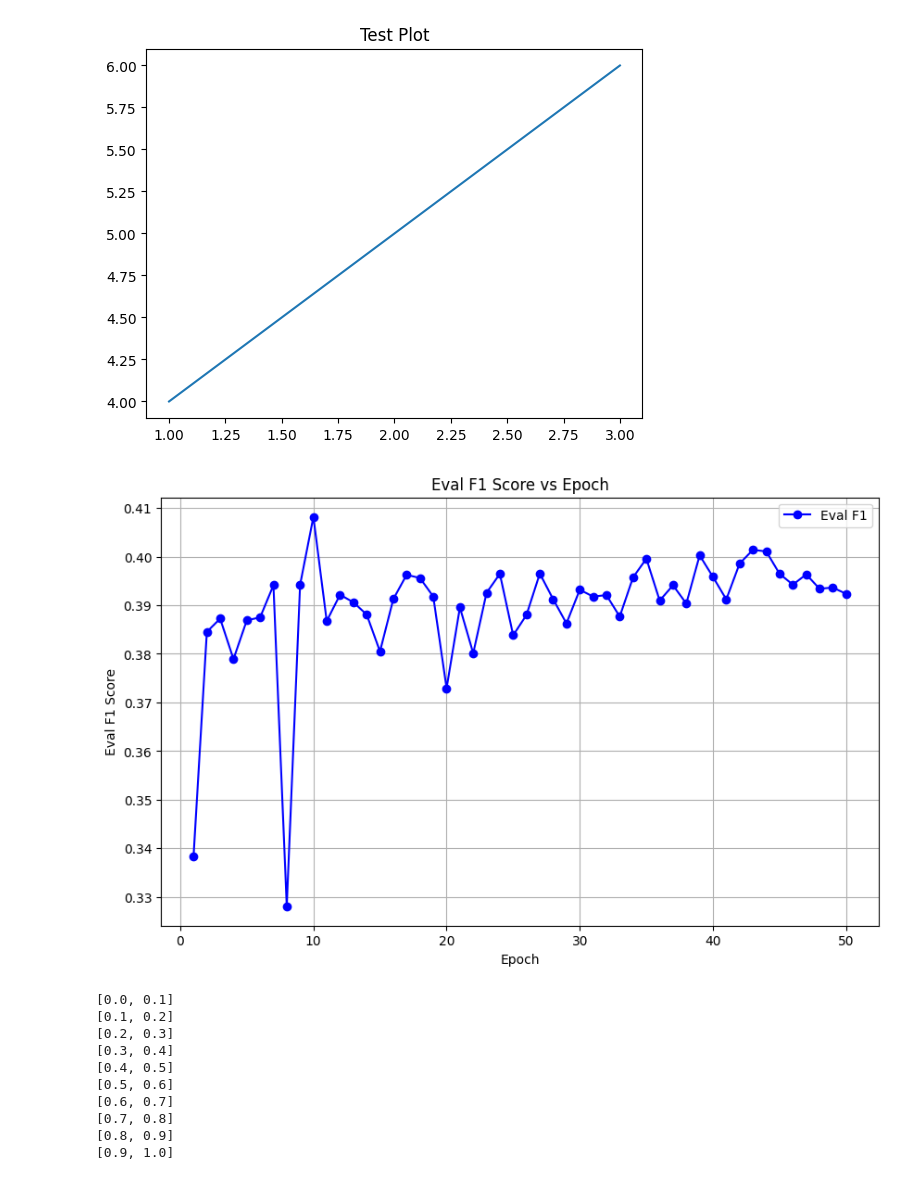
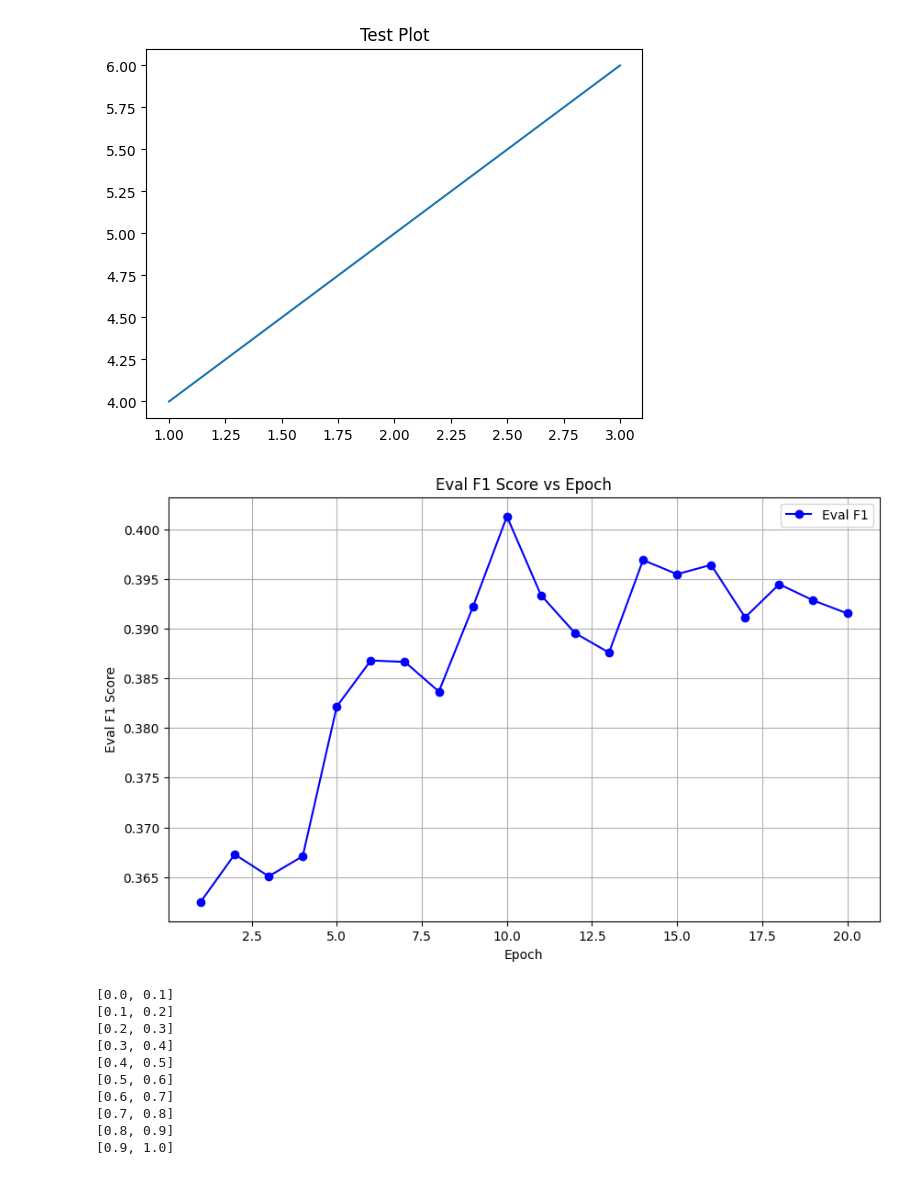
Before and after one commit to Nanji-Huaji/public-sentiment-analysis, a Jupyter notebook: src/utils.ipynb, the cells around one changed output. Drawn from its saved outputs; the diff is of its cells as text; code cells hidden in the pictures.

```diff
--- a/src/utils.ipynb
+++ b/src/utils.ipynb
@@ -97,33 +97,33 @@ plt.show()
 # %%
 import json
 import matplotlib.pyplot as plt
 
 def plot_eval_f1_vs_epoch(train_state: str):
     with open(train_state, "r") as f:
         data = json.load(f)
 
     log_history = data.get("log_history", [])
     if not log_history:
         print("log_history 为空。")
         return
 
     epochs, eval_f1 = zip(*map(lambda x: (x["epoch"], x["eval_f1"]), filter(lambda x: "eval_f1" in x, log_history)))
 
     if epochs and eval_f1:
         plt.figure(figsize=(10, 6))
         plt.plot(epochs, eval_f1, marker="o", linestyle="-", color="b", label="Eval F1")
         plt.xlabel("Epoch")
         plt.ylabel("Eval F1 Score")
         plt.title("Eval F1 Score vs Epoch")
         plt.legend()
         plt.grid(True)
         plt.show()
     else:
         print("没有足够的数据绘制图表。")
 
-plot_eval_f1_vs_epoch("/home/tiantianyi/code/public-sentiment-analysis/models/output/checkpoint-5300/trainer_state.json")
+plot_eval_f1_vs_epoch("/home/tiantianyi/code/public-sentiment-analysis/models/output/checkpoint-2120/trainer_state.json")
 # %% [output]
-[figure, old version]
+[figure, new version]
 # %%
 DATASET_INCREASE_ROUND = 10
 for i in range(DATASET_INCREASE_ROUND
```
Also changed, not shown: 11 other files.
